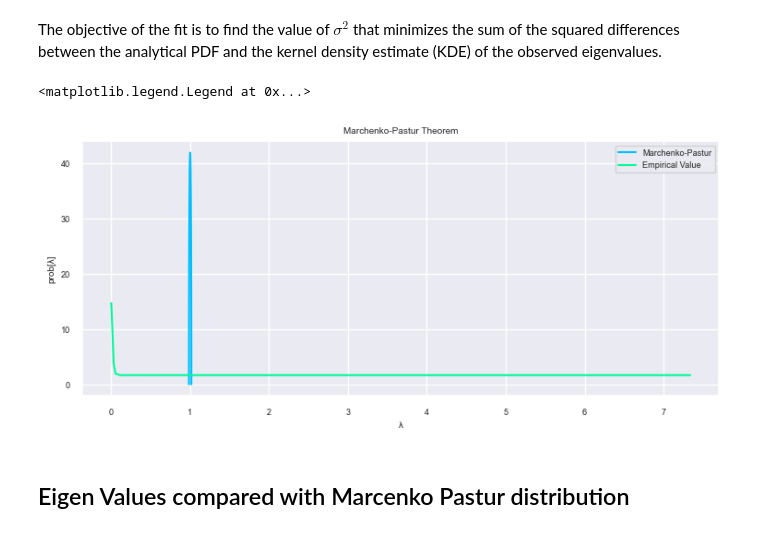
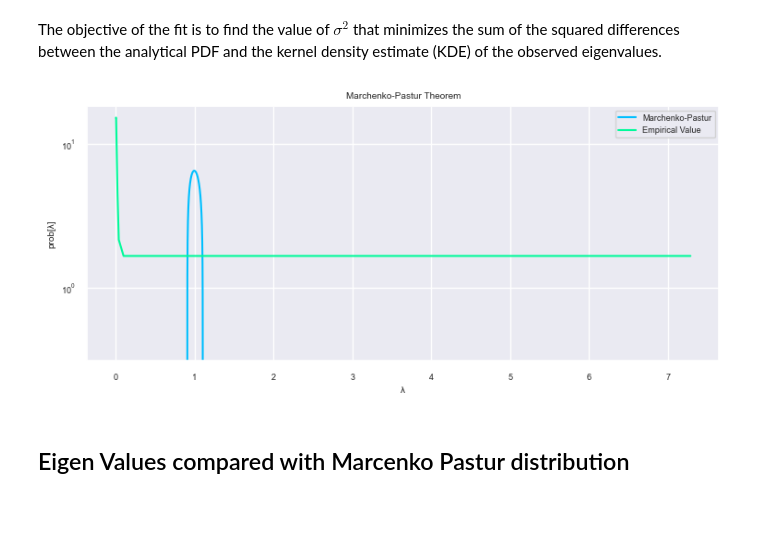
Before and after one commit to yashbhesaniya/fractional-differentiation-time-series, a Jupyter notebook: notebooks/denoising_with_dataloader.ipynb, the cells around one changed output. Saved outputs shown, nothing was run; the diff lists cells and outputs as text; code cells hidden in the pictures.

```diff
--- a/notebooks/denoising_with_dataloader.ipynb
+++ b/notebooks/denoising_with_dataloader.ipynb
@@ -176,25 +214,24 @@ The objective of the fit is to find the value of $\sigma^2$ that minimizes the s
 # %%
-# Instanciate Marcenko Pastur processor
-marcpastur_processor = Denoising(q=X.shape[0]/float(X.shape[1]))  #, pts=X.shape[1])
+def plotMPDensity(corr, denoising_transf):
+    # Getting eigenvalues and eigenvectors
+    eVal, eVec = denoising_transf.getPCA(corr)
 
-# Getting eigenvalues and eigenvectors
-eVal0, eVec0 = marcpastur_processor.getPCA(corr0)
+    # Marchenko-Pastur pdf
+    pdf0 = denoising_transf.mpPDF(1.)
 
-# Marchenko-Pastur pdf
-pdf0 = marcpastur_processor.mpPDF(1.)
+    # Empirical pdf
+    pdf1= denoising_transf.fitKDE(np.diag(eVal))
 
-# Empirical pdf
-pdf1= marcpastur_processor.fitKDE(np.diag(eVal0))
-
-# Plotting results
-ax = pdf0.plot(title="Marchenko-Pastur Theorem", label="Marchenko-Pastur", color="deepskyblue")
-pdf1.plot(label="Empirical Value", color="mediumspringgreen")
-ax.set(xlabel="λ", ylabel="prob[λ]")
-# ax.set_yscale('log')
-ax.legend(loc="upper right")
+    # Plotting results
+    ax = pdf0.plot(title="Marchenko-Pastur Theorem", label="Marchenko-Pastur", color="deepskyblue")
+    pdf1.plot(label="Empirical Value", color="mediumspringgreen")
+    ax.set(xlabel="λ", ylabel="prob[λ]")
+    ax.set_yscale('log')
+    ax.legend(loc="upper right")
-# %% [output]
-<matplotlib.legend.Legend at 0x...>
-[figure, removed]
+# %%
+plotMPDensity(corr0, marcpastur_processor)
+# %% [output]
+[figure, added]
 # %% [markdown]
 ## Eigen Values compared with Marcenko Pastur distribution
 # %%
```
Also changed, not shown: parts of 24 cells of this notebook, 3 other files.
